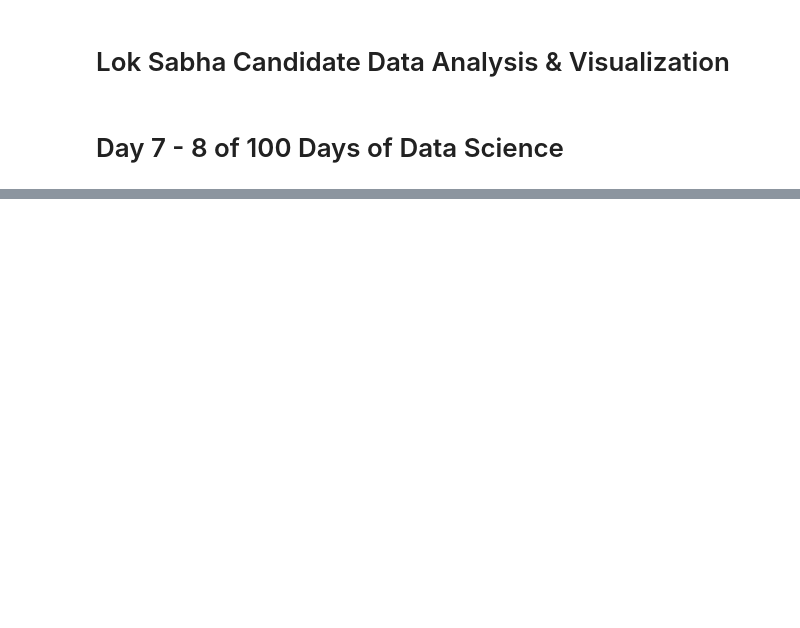
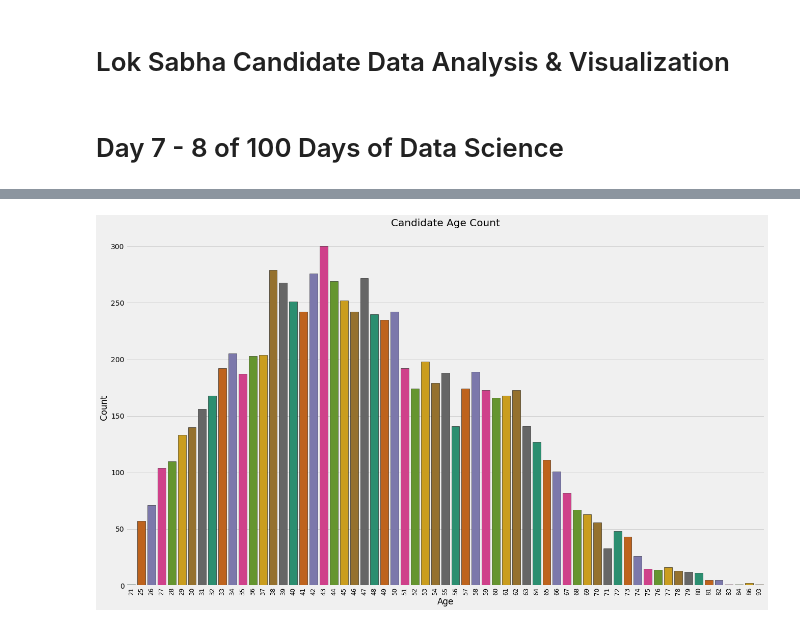
Before and after one commit to durgeshsamariya/100DaysofDataScience, a Jupyter notebook: Day 7 - 8 | Lok Sabha Candidate Data Analysis & Visualization.ipynb, the cells around one changed output, grey strips where cells are left out. Saved outputs shown, nothing was run; the diff lists cells and outputs as text; code cells hidden in the pictures; blank space fills up the shorter version.

```diff
--- a/Day 7 - 8 | Lok Sabha Candidate Data Analysis & Visualization.ipynb
+++ b/Day 7 - 8 | Lok Sabha Candidate Data Analysis & Visualization.ipynb
@@ -4,0 +195,11 @@
+# %%
+plt.figure(figsize=(20,12))
+edgecolor=(0,0,0),
+sns.countplot(candidate_age_2014['Age'].sort_values(), palette = "Dark2", edgecolor=(0,0,0))
+plt.title("Candidate Age Count",fontsize=20)
+plt.xlabel('Age')
+plt.ylabel('Count')
+plt.xticks(fontsize=12,rotation=90)
+plt.show()
+# %% [output]
+[figure, added]
```
Also changed, not shown: parts of 39 cells of this notebook.
